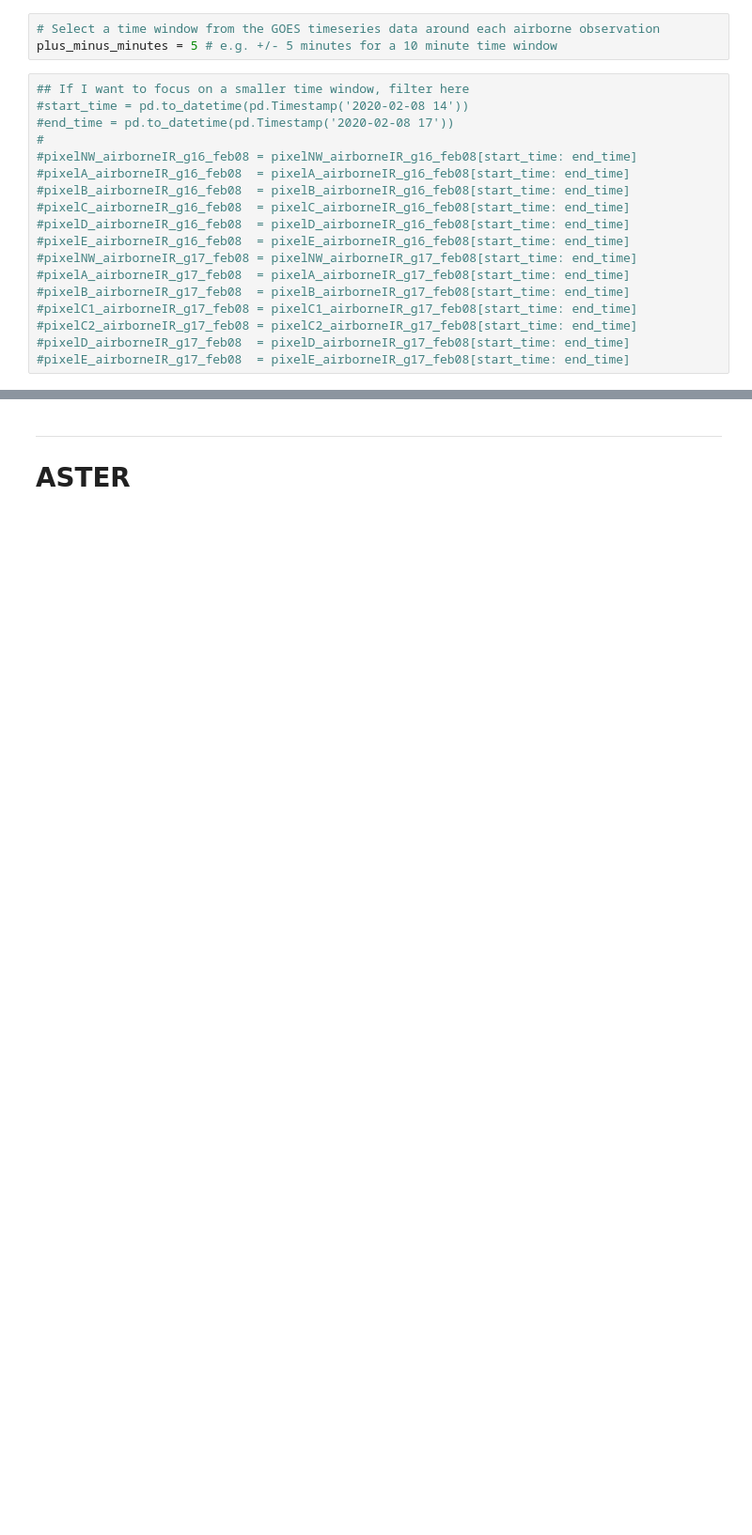
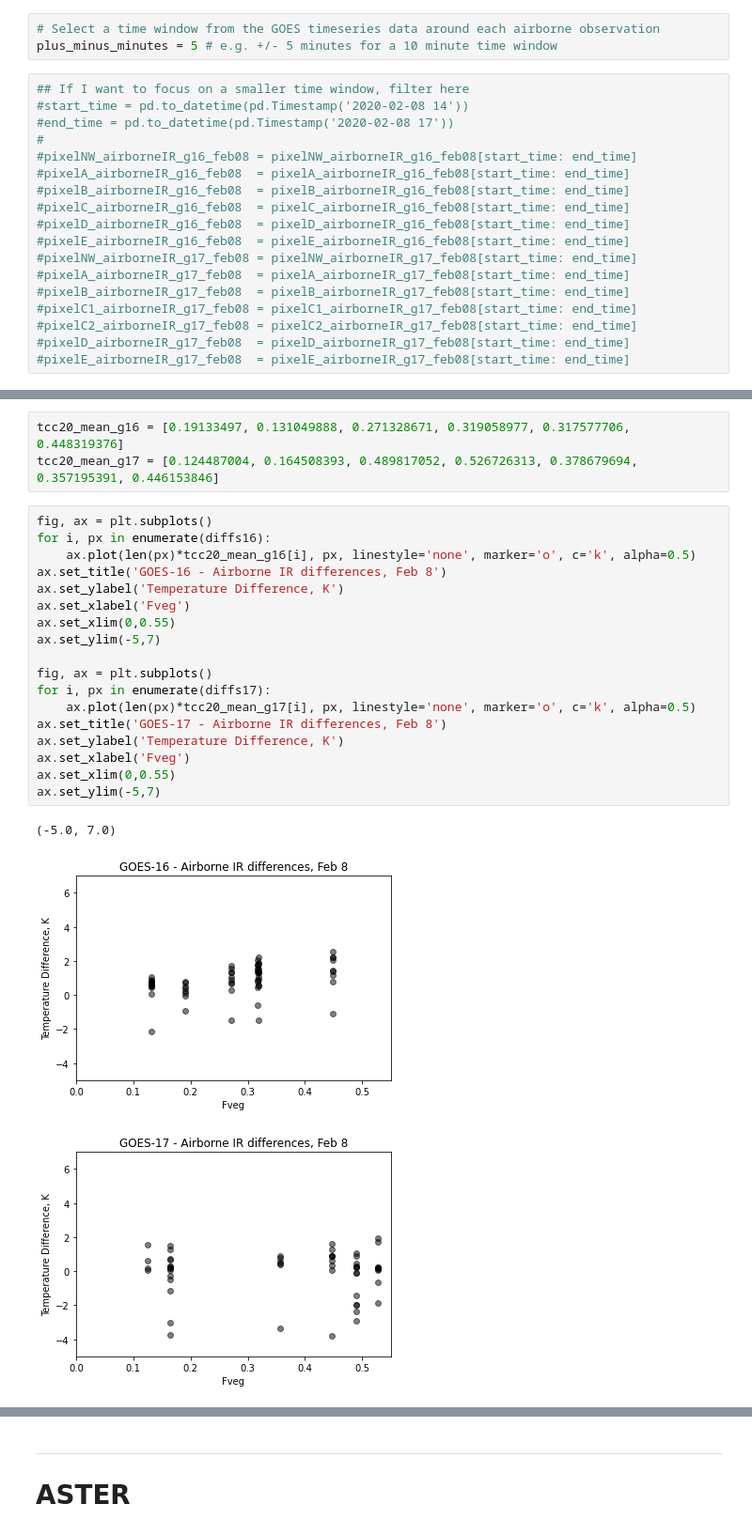
Before and after one commit to spestana/snowex2020, a Jupyter notebook: abi_timeseries.ipynb, the cells around one changed output, grey strips where cells are left out. Shown at 94% size. Cells and saved outputs as stored; diff of their text form; blank space fills up the shorter version.

Commit message:
Add fveg plots

```diff
--- a/abi_timeseries.ipynb
+++ b/abi_timeseries.ipynb
@@ -749,6 +775,31 @@ for this_ax in axs.ravel():
     this_ax.set_aspect(1)
 # %% [output]
 [figure]
+# %%
+tcc20_mean_g16 = [0.19133497, 0.131049888, 0.271328671, 0.319058977, 0.317577706, 0.448319376]
+tcc20_mean_g17 = [0.124487004, 0.164508393, 0.489817052, 0.526726313, 0.378679694, 0.357195391, 0.446153846]
+# %%
+fig, ax = plt.subplots()
+for i, px in enumerate(diffs16):
+    ax.plot(len(px)*tcc20_mean_g16[i], px, linestyle='none', marker='o', c='k', alpha=0.5)
+ax.set_title('GOES-16 - Airborne IR differences, Feb 8')
+ax.set_ylabel('Temperature Difference, K')
+ax.set_xlabel('Fveg')
+ax.set_xlim(0,0.55)
+ax.set_ylim(-5,7)
+
+fig, ax = plt.subplots()
+for i, px in enumerate(diffs17):
+    ax.plot(len(px)*tcc20_mean_g17[i], px, linestyle='none', marker='o', c='k', alpha=0.5)
+ax.set_title('GOES-17 - Airborne IR differences, Feb 8')
+ax.set_ylabel('Temperature Difference, K')
+ax.set_xlabel('Fveg')
+ax.set_xlim(0,0.55)
+ax.set_ylim(-5,7)
+# %% [output]
+(-5.0, 7.0)
+[figure, added]
+[figure, added]
 # %%
 min_ax,max_ax = 250, 270
 text_x, text_y = min_ax+0.5, max_ax-7
```
Also changed, not shown: parts of 3 cells of this notebook.
